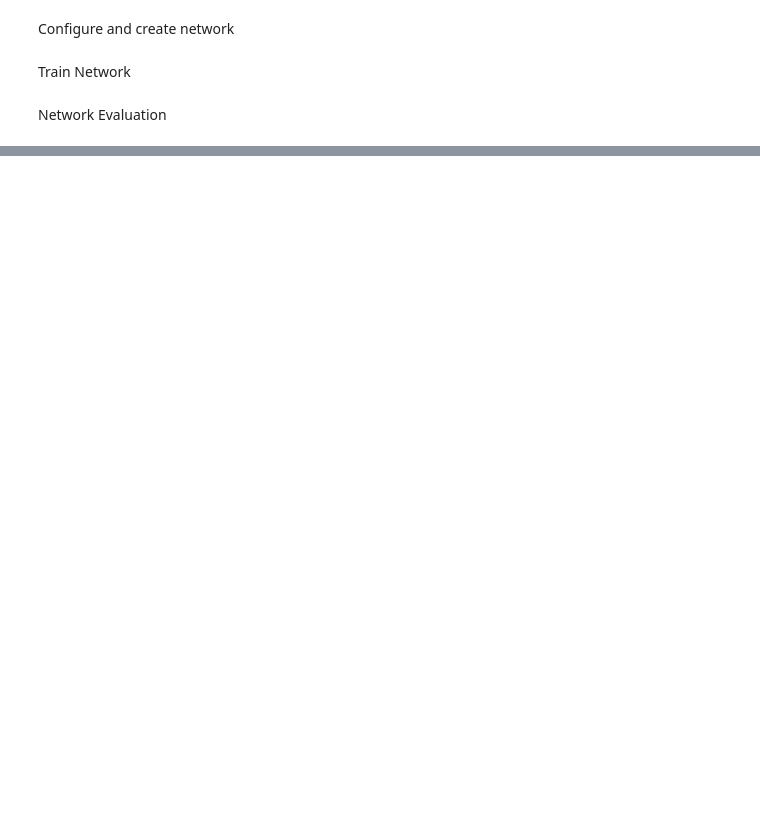
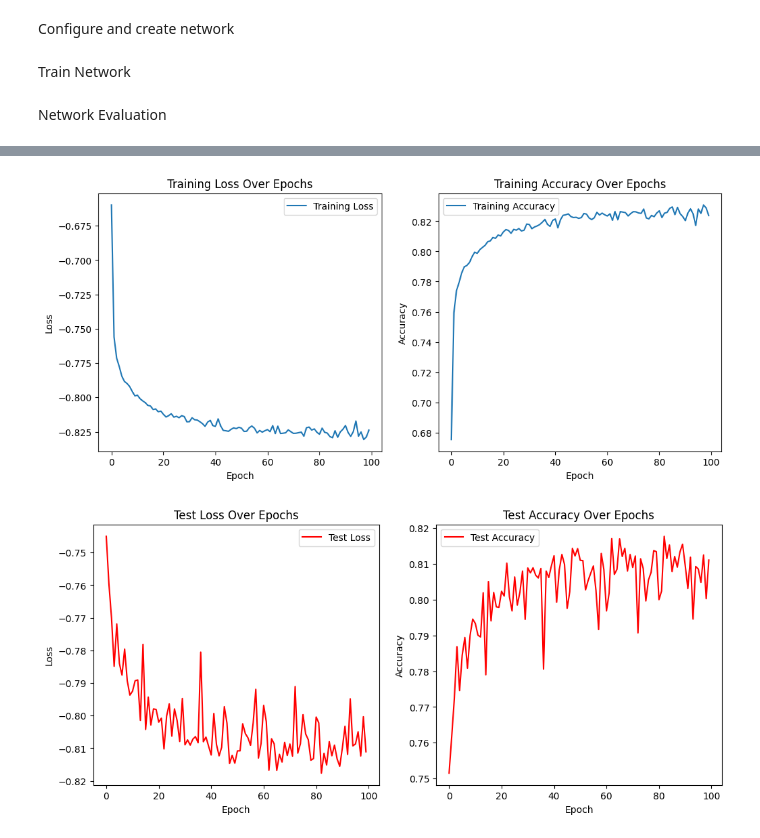
Before and after one commit to BillPapakyriakou/BillPapakyriakou, a Jupyter notebook: MachineLearning1A.ipynb, the cells around one changed output, grey strips where cells are left out. Cells and saved outputs as stored; diff of their text form; code cells hidden in the pictures; blank space fills up the shorter version.

```diff
--- a/MachineLearning1A.ipynb
+++ b/MachineLearning1A.ipynb
@@ -317,0 +358,49 @@ Total number of parameters in the network: 20660
+# %%
+print(f'Test Loss: {test_loss:.4f}, Test Accuracy: {test_accuracy:.4f}')
+print(f'Train Loss: {train_loss:.4f}, Train Accuracy: {train_accuracy:.4f}')
+
+# print nn parameters
+total_params = sum(p.numel() for p in model_nn.parameters() if p.requires_grad)
+print(f'Total number of parameters in the network: {total_params}')
+
+# Plot the results
+plt.figure(figsize=(12, 5))
+
+# Plot Training Loss
+plt.subplot(1, 2, 1)
+plt.plot(train_losses, label='Training Loss')
+plt.title('Training Loss Over Epochs')
+plt.xlabel('Epoch')
+plt.ylabel('Loss')
+plt.legend()
+
+# Plot Training Accuracy
+plt.subplot(1, 2, 2)
+plt.plot(train_accuracies, label='Training Accuracy')
+plt.title('Training Accuracy Over Epochs')
+plt.xlabel('Epoch')
+plt.ylabel('Accuracy')
+plt.legend()
+
+plt.show()
+
+plt.figure(figsize=(12, 5))
+
+# Plot Test Loss
+plt.subplot(1, 2, 1)
+plt.plot(test_losses, label='Test Loss', color='red')
+plt.title('Test Loss Over Epochs')
+plt.xlabel('Epoch')
+plt.ylabel('Loss')
+plt.legend()
+
+# Plot Test Accuracy
+plt.subplot(1, 2, 2)
+plt.plot(test_accuracies, label='Test Accuracy', color='red')
+plt.title('Test Accuracy Over Epochs')
+plt.xlabel('Epoch')
+plt.ylabel('Accuracy')
+plt.legend()
+
+plt.show()
+# %% [output]
@@ -317,0 +410,2 @@ Total number of parameters in the network: 20660
+[figure, added]
+[figure, added]
```
Also changed, not shown: parts of 7 cells of this notebook.
